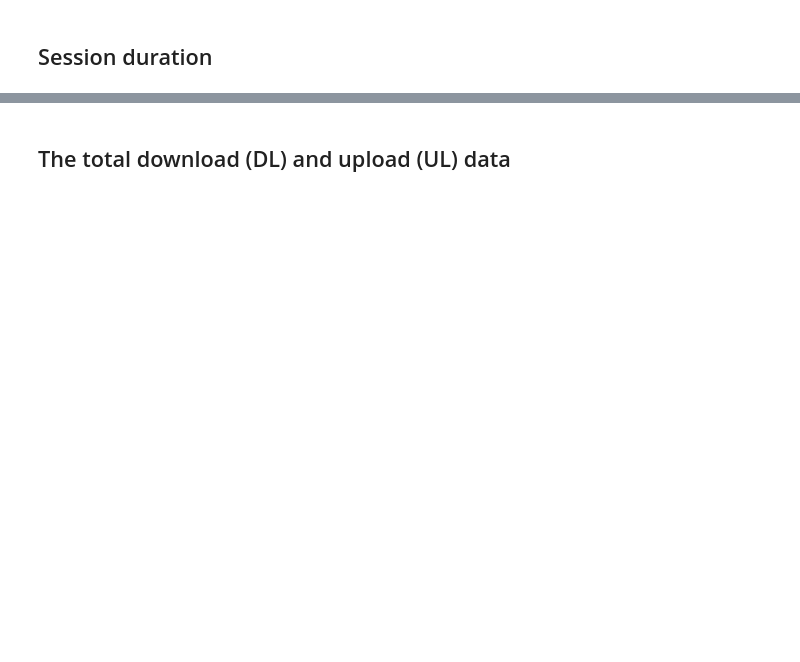
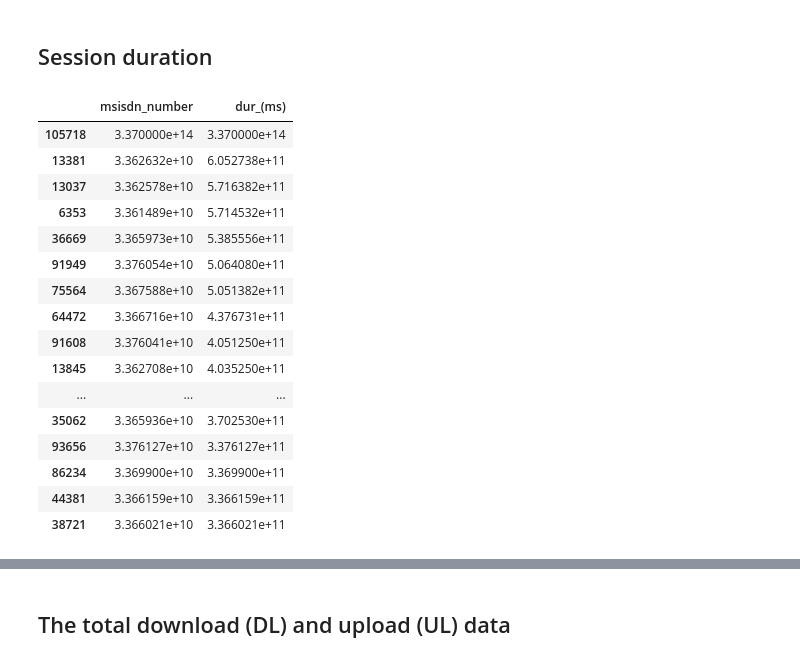
Before and after one commit to eandualem/telecom_analytics, a Jupyter notebook: notebooks/1.1_overview.ipynb, the cells around one changed output, grey strips where cells are left out. Cells and saved outputs as stored; diff of their text form; code cells hidden in the pictures; blank space fills up the shorter version.

```diff
--- a/notebooks/1.1_overview.ipynb
+++ b/notebooks/1.1_overview.ipynb
@@ -24,3 +42,29 @@ df.info()
 # %% [markdown]
 ##  Top 10 handsets used by the customers
+# %%
+class DfSelector():
+
+    def __init__(self):
+        pass
+
+    def filter_by_count(self, df, column):
+      new_df = df[column].value_counts(ascending=False).reset_index().copy()
+      new_df = new_df.rename(
+          columns={'index': column, column: "count"})
+      return new_df
+
+    def filter_by_sum(self, df, column):
+      new_df = df[column].sum(ascending=False).reset_index().copy()
+
+      new_df = new_df.rename(
+          columns={'index': column, column: "sum"})
+      return new_df
+
+
+    def find_agg(self, df: pd.DataFrame, agg_column: str, agg_metric: str, col_name: str, top: int, order=False) -> pd.DataFrame:
+        new_df = df.groupby(agg_column)[agg_column].agg(agg_metric).reset_index(name=col_name).\
+        sort_values(by=col_name, ascending=order)[:top]
+        return new_df
+
+selector = DfSelector()
 # %%
@@ -44,4 +142,25 @@ df.groupby('msisdn_number')['bearer_id'].count().nlargest(20)
 # %% [markdown]
 ## Session duration
+# %%
+duration = selector.find_agg(df, 'msisdn_number', 'sum', 'dur_(ms)', 20, False)
+duration
+# %% [output]
+|  | msisdn_number | dur_(ms) |
+| 105718 | 3.370000e+14 | 3.370000e+14 |
+| 13381 | 3.362632e+10 | 6.052738e+11 |
+| 13037 | 3.362578e+10 | 5.716382e+11 |
+| 6353 | 3.361489e+10 | 5.714532e+11 |
+| 36669 | 3.365973e+10 | 5.385556e+11 |
+| 91949 | 3.376054e+10 | 5.064080e+11 |
+| 75564 | 3.367588e+10 | 5.051382e+11 |
+| 64472 | 3.366716e+10 | 4.376731e+11 |
+| 91608 | 3.376041e+10 | 4.051250e+11 |
+| 13845 | 3.362708e+10 | 4.035250e+11 |
+| ... | ... | ... |
+| 35062 | 3.365936e+10 | 3.702530e+11 |
+| 93656 | 3.376127e+10 | 3.376127e+11 |
+| 86234 | 3.369900e+10 | 3.369900e+11 |
+| 44381 | 3.366159e+10 | 3.366159e+11 |
+| 38721 | 3.366021e+10 | 3.366021e+11 |
 # %%
 df.groupby('msisdn_number')['dur_(ms)'].sum().nlargest(20)
```
Also changed, not shown: parts of 13 cells of this notebook, 2 other files.
